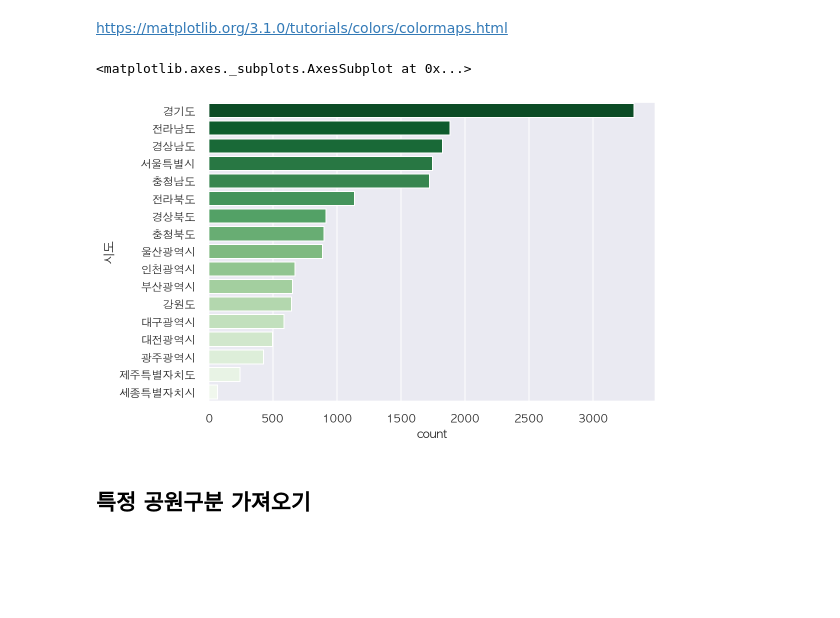
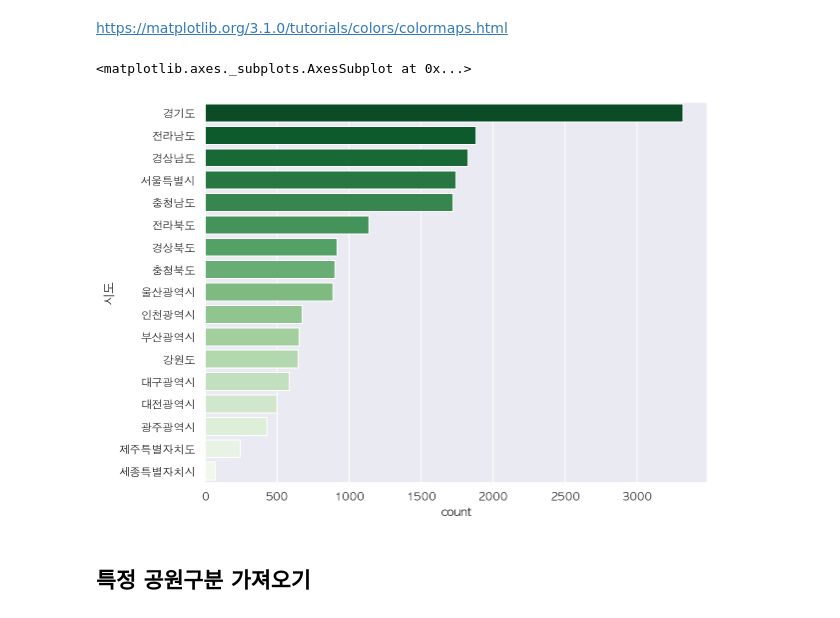
Before and after one commit to corazzon/open-data-analysis-basic, a Jupyter notebook: 05-park-output.ipynb, the cells around one changed output. Drawn from its saved outputs; the diff is of its cells as text; code cells hidden in the pictures; blank space fills up the shorter version.

```diff
--- a/05-park-output.ipynb
+++ b/05-park-output.ipynb
@@ -1091,11 +1093,11 @@ sns.scatterplot(data=df_park, x="경도", y="위도",
 https://matplotlib.org/3.1.0/tutorials/colors/colormaps.html
 # %%
 # countplot 으로 시도별 빈도수를 그립니다.
-
+plt.figure(figsize=(9, 7))
 sns.countplot(data=df, y="시도", order=city_count.index, palette="Greens_r")
 # %% [output]
 <matplotlib.axes._subplots.AxesSubplot at 0x...>
-[figure, old version]
+[figure, new version]
 # %% [markdown]
 ## 특정 공원구분 가져오기
 # %%
```
Also changed, not shown: parts of 20 cells of this notebook, 2 other files.
